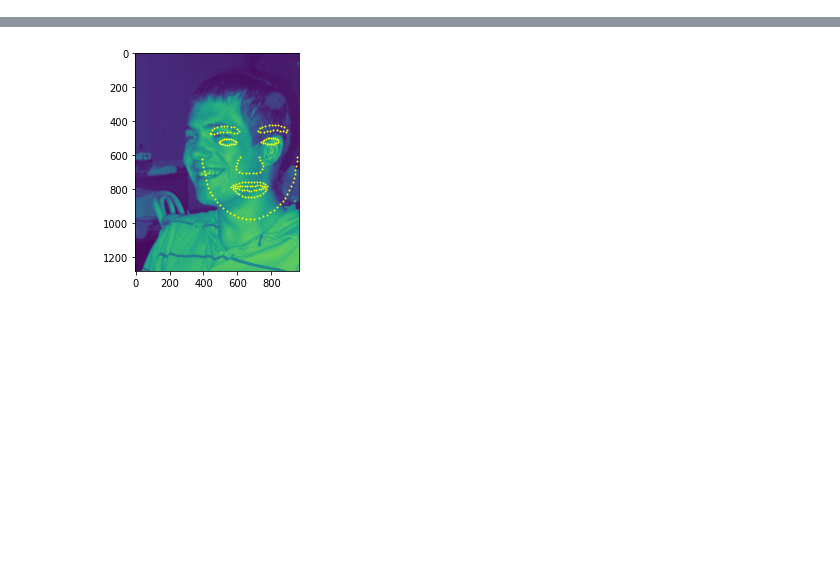
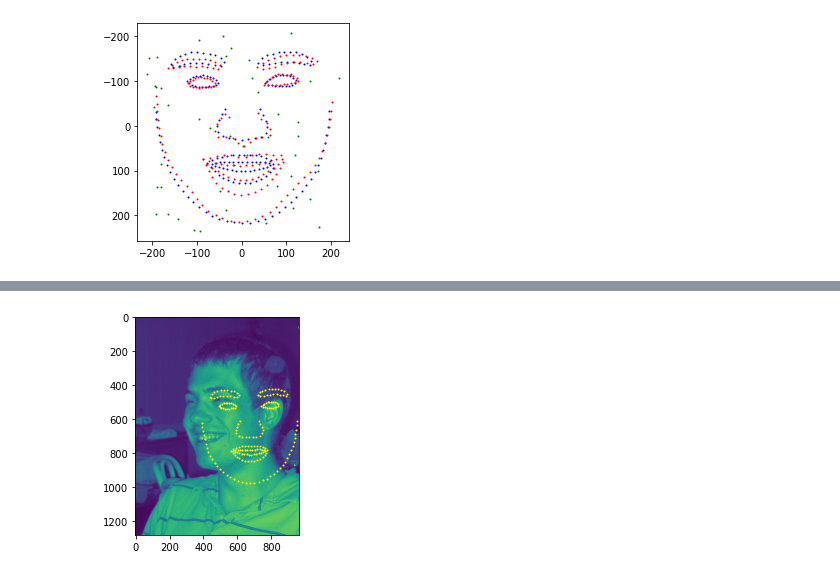
Before and after one commit to HejSumin/face_alignment, a Jupyter notebook: Face_Alignment_Playground_Rasmus.ipynb, the cells around one changed output, grey strips where cells are left out. Cells and saved outputs as stored; diff of their text form; code cells hidden in the pictures; blank space fills up the shorter version.

```diff
--- a/Face_Alignment_Playground_Rasmus.ipynb
+++ b/Face_Alignment_Playground_Rasmus.ipynb
@@ -91,0 +50,19 @@ plot_image_given_coords("10697993_1.jpg",[coords_t1, aligned_t1], colors=["yello
+# %%
+R = rotate_matrix(opt[1])
+scale = opt[0]
+# %%
+features = np.dot(features*scale, R)
+# %%
+#plt.scatter(x_mean_shape,y_mean_shape, s = 1, color='b')
+alined_mean_shape = np.dot(aligned_mean_shape*scale, R)
+plt.scatter(features[:,0],features[:,1], s = 1, color='g')
+plt.scatter(alined_mean_shape[:,0] ,alined_mean_shape[:,1], s = 1, color='b')
+
+plt.scatter(img1[:,0] ,img1[:,1], s = 1, color='r')
+
+
+plt.gca().invert_yaxis()
+plt.gca().set_aspect('equal', adjustable='box')
+plt.show()
+# %% [output]
+[figure, added]
```
Also changed, not shown: parts of 25 cells of this notebook, 1 other file.
